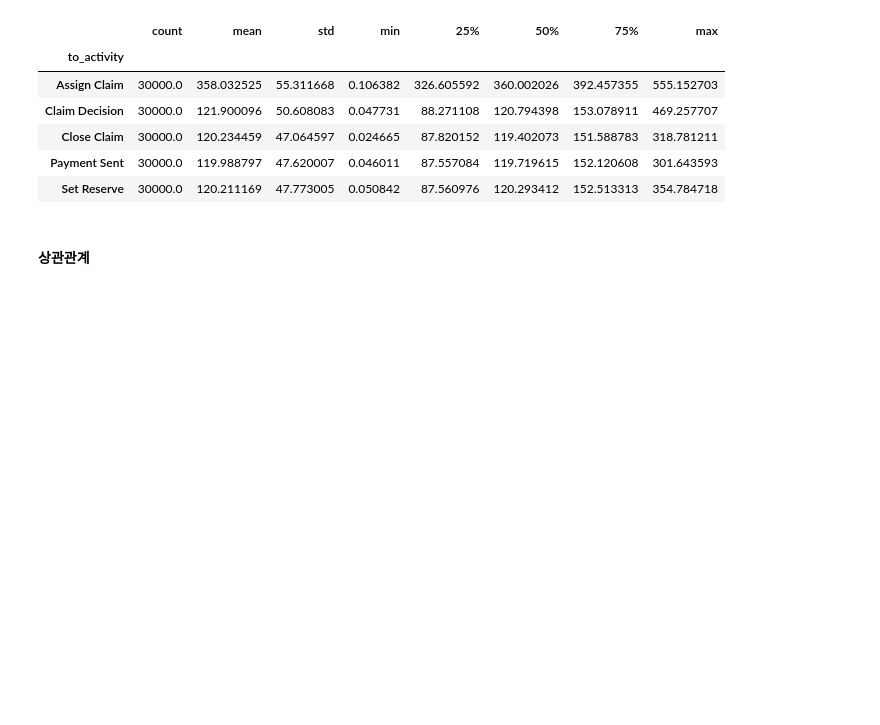
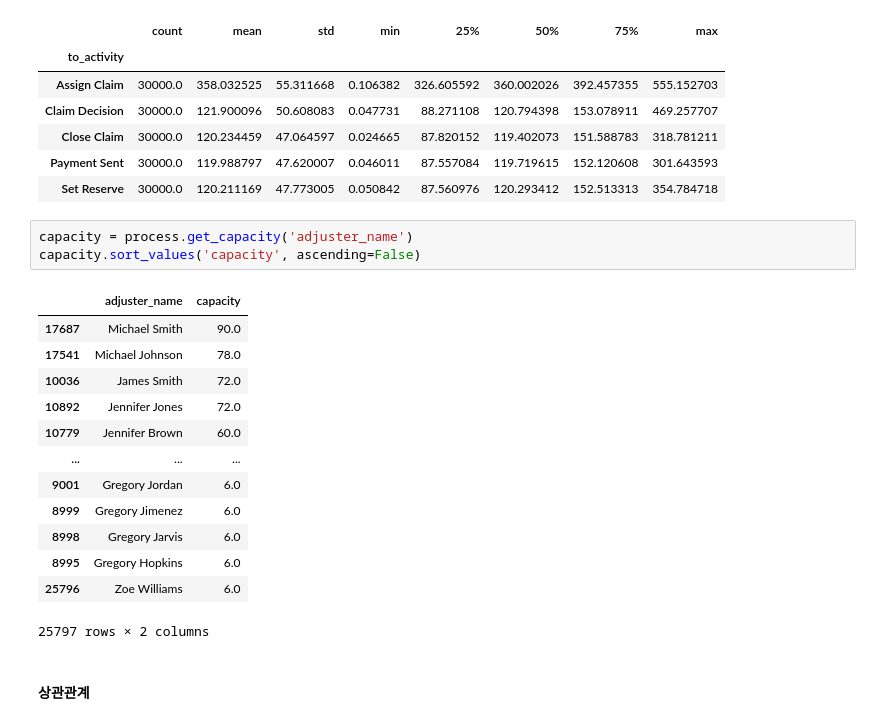
Before and after one commit to yu901/data_analysis, a Jupyter notebook: notebook/process mining.ipynb, the cells around one changed output. Drawn from its saved outputs; the diff is of its cells as text; blank space fills up the shorter version.

Commit message:
resource capacity 계산함수 추가

```diff
--- a/notebook/process mining.ipynb
+++ b/notebook/process mining.ipynb
@@ -70,6 +70,23 @@ pathtable.groupby('to_activity')['duration'].describe()
 | Close Claim | 30000.0 | 120.234459 | 47.064597 | 0.024665 | 87.820152 | 119.402073 | 151.588783 | 318.781211 |
 | Payment Sent | 30000.0 | 119.988797 | 47.620007 | 0.046011 | 87.557084 | 119.719615 | 152.120608 | 301.643593 |
 | Set Reserve | 30000.0 | 120.211169 | 47.773005 | 0.050842 | 87.560976 | 120.293412 | 152.513313 | 354.784718 |
+# %%
+capacity = process.get_capacity('adjuster_name')
+capacity.sort_values('capacity', ascending=False)
+# %% [output]
+|  | adjuster_name | capacity |
+| 17687 | Michael Smith | 90.0 |
+| 17541 | Michael Johnson | 78.0 |
+| 10036 | James Smith | 72.0 |
+| 10892 | Jennifer Jones | 72.0 |
+| 10779 | Jennifer Brown | 60.0 |
+| ... | ... | ... |
+| 9001 | Gregory Jordan | 6.0 |
+| 8999 | Gregory Jimenez | 6.0 |
+| 8998 | Gregory Jarvis | 6.0 |
+| 8995 | Gregory Hopkins | 6.0 |
+| 25796 | Zoe Williams | 6.0 |
+25797 rows × 2 columns
 # %% [markdown]
 ####  상관관계
 # %%
```
Also changed, not shown: parts of 1 cell of this notebook, 1 other file.
